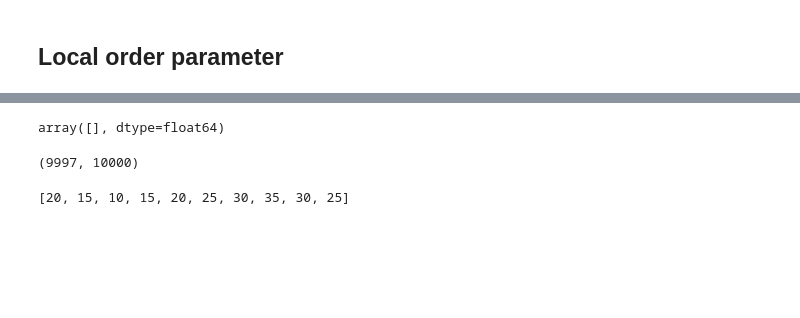
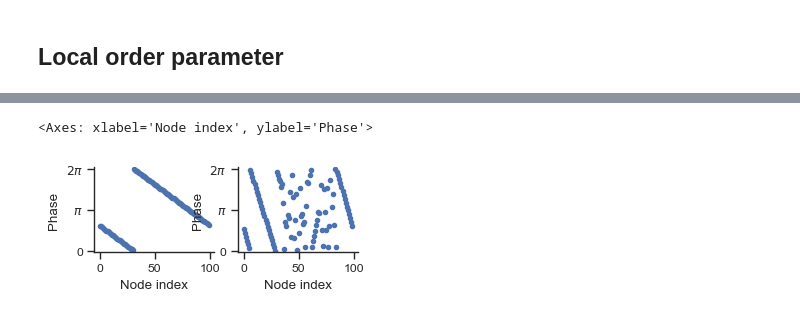
Before and after one commit to maximelucas/basins_and_triangles, a Jupyter notebook: notebooks/figures_basin_size.ipynb, the cells around one changed output, grey strips where cells are left out. Saved outputs shown, nothing was run; the diff lists cells and outputs as text; code cells hidden in the pictures; blank space fills up the shorter version.

```diff
--- a/notebooks/figures_basin_size.ipynb
+++ b/notebooks/figures_basin_size.ipynb
@@ -219,27 +263,9 @@ plt.plot(local_order[5])
-# %%
-psi[i, start_index:end_index]
-# %% [output]
-array([], dtype=float64)
-# %%
-start_index, end_index
-# %% [output]
-(9997, 10000)
-# %%
-def calculate_periodic_sum(original_array, r=2):
-    N = len(original_array)
-    new_array = [0] * N
-
-    for i in range(N):
-        for j in range(-r, r+1):
-            # Calculate the index with periodic wrapping
-            original_index = (i + j) % N
-            new_array[i] += original_array[original_index]
-
-    return new_array
-
-# Example usage:
-original_array = list(range(10))
-result_array = calculate_periodic_sum(original_array)
-print(result_array)
-# %% [output]
-[20, 15, 10, 15, 20, 25, 30, 35, 30, 25]
+# %%
+fig, (ax1, ax2) = plt.subplots(1, 2, figsize=(3.4, 1.1), sharey=False)
+
+plot_phases_line(data[5, 6, :, None], it=-1, ax=ax1, c="b", ms=3)
+
+plot_phases_line(data[15, 12, :, None], it=-1, ax=ax2, c="b", ms=3)
+# %% [output]
+<Axes: xlabel='Node index', ylabel='Phase'>
+[figure, added]
```
Also changed, not shown: parts of 12 cells of this notebook, 2 other files.
